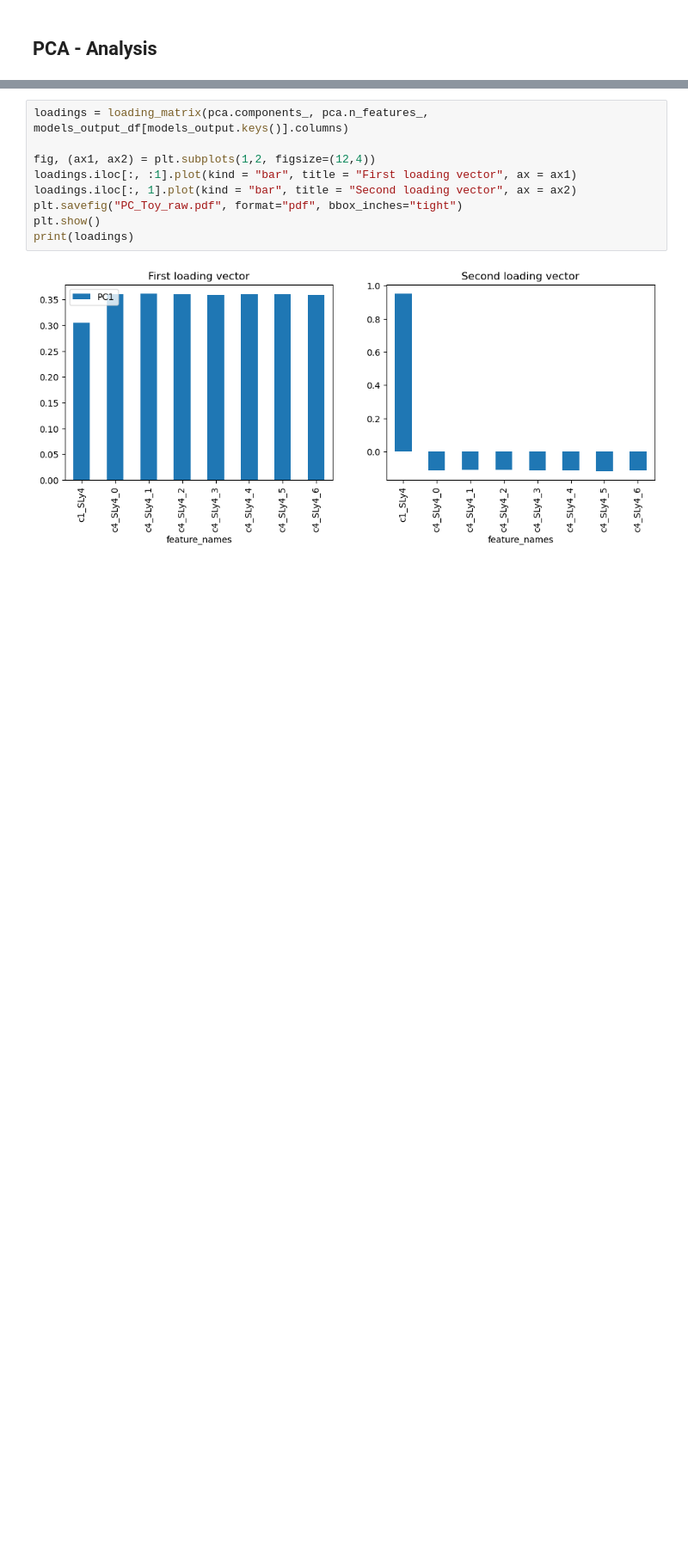
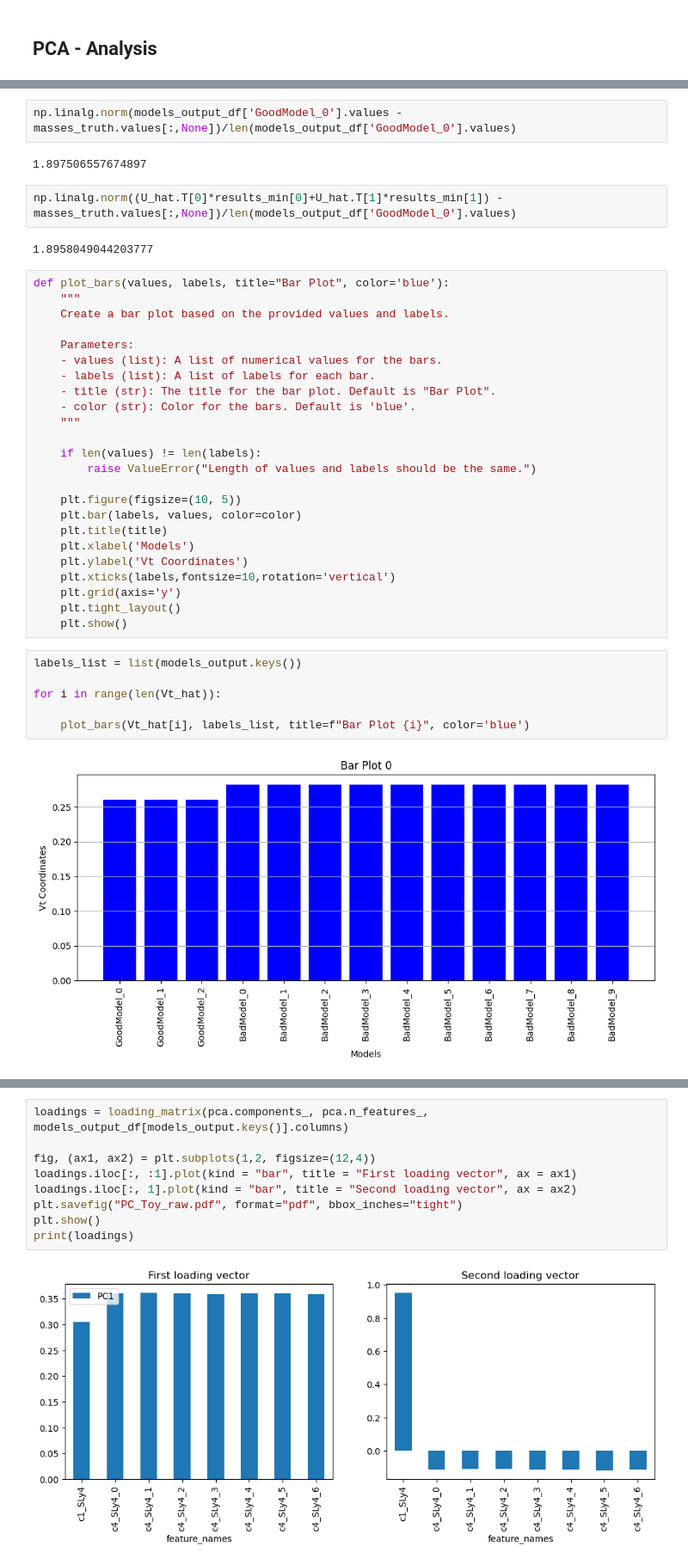
Before and after one commit to ascsn/ModelOrthogonalization, a Jupyter notebook: ToyExample/toymodelsExperiments.ipynb, the cells around one changed output, grey strips where cells are left out. Shown at 86% size. Drawn from its saved outputs; the diff is of its cells as text; blank space fills up the shorter version.

```diff
--- a/ToyExample/toymodelsExperiments.ipynb
+++ b/ToyExample/toymodelsExperiments.ipynb
@@ -434,0 +582,40 @@ plt.show()
+# %%
+np.linalg.norm(models_output_df['GoodModel_0'].values -masses_truth.values[:,None])/len(models_output_df['GoodModel_0'].values)
+# %% [output]
+1.897506557674897
+# %%
+np.linalg.norm((U_hat.T[0]*results_min[0]+U_hat.T[1]*results_min[1]) -masses_truth.values[:,None])/len(models_output_df['GoodModel_0'].values)
+# %% [output]
+1.8958049044203777
+# %%
+def plot_bars(values, labels, title="Bar Plot", color='blue'):
+    """
+    Create a bar plot based on the provided values and labels.
+
+    Parameters:
+    - values (list): A list of numerical values for the bars.
+    - labels (list): A list of labels for each bar.
+    - title (str): The title for the bar plot. Default is "Bar Plot".
+    - color (str): Color for the bars. Default is 'blue'.
+    """
+
+    if len(values) != len(labels):
+        raise ValueError("Length of values and labels should be the same.")
+
+    plt.figure(figsize=(10, 5))
+    plt.bar(labels, values, color=color)
+    plt.title(title)
+    plt.xlabel('Models')
+    plt.ylabel('Vt Coordinates')
+    plt.xticks(labels,fontsize=10,rotation='vertical')
+    plt.grid(axis='y')
+    plt.tight_layout()
+    plt.show()
+# %%
+labels_list = list(models_output.keys())
+
+for i in range(len(Vt_hat)):
+
+    plot_bars(Vt_hat[i], labels_list, title=f"Bar Plot {i}", color='blue')
+# %% [output]
+[figure, added]
```
Also changed, not shown: parts of 25 cells of this notebook, 1 other file.
